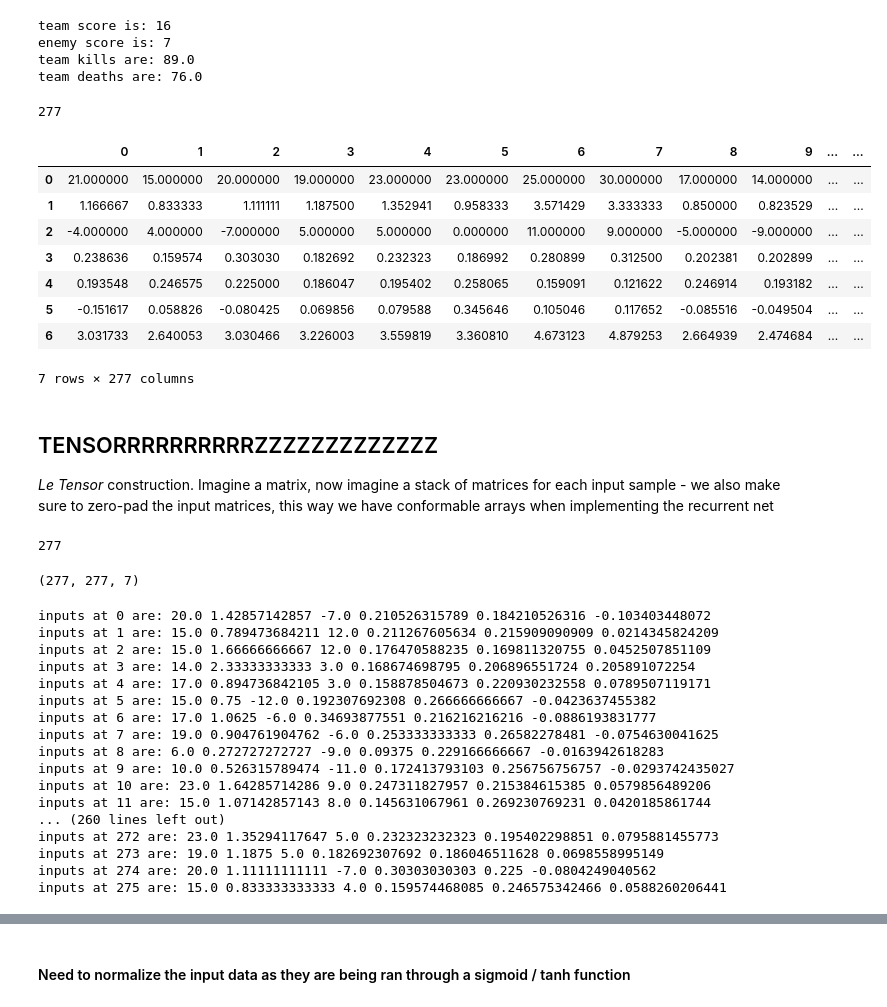
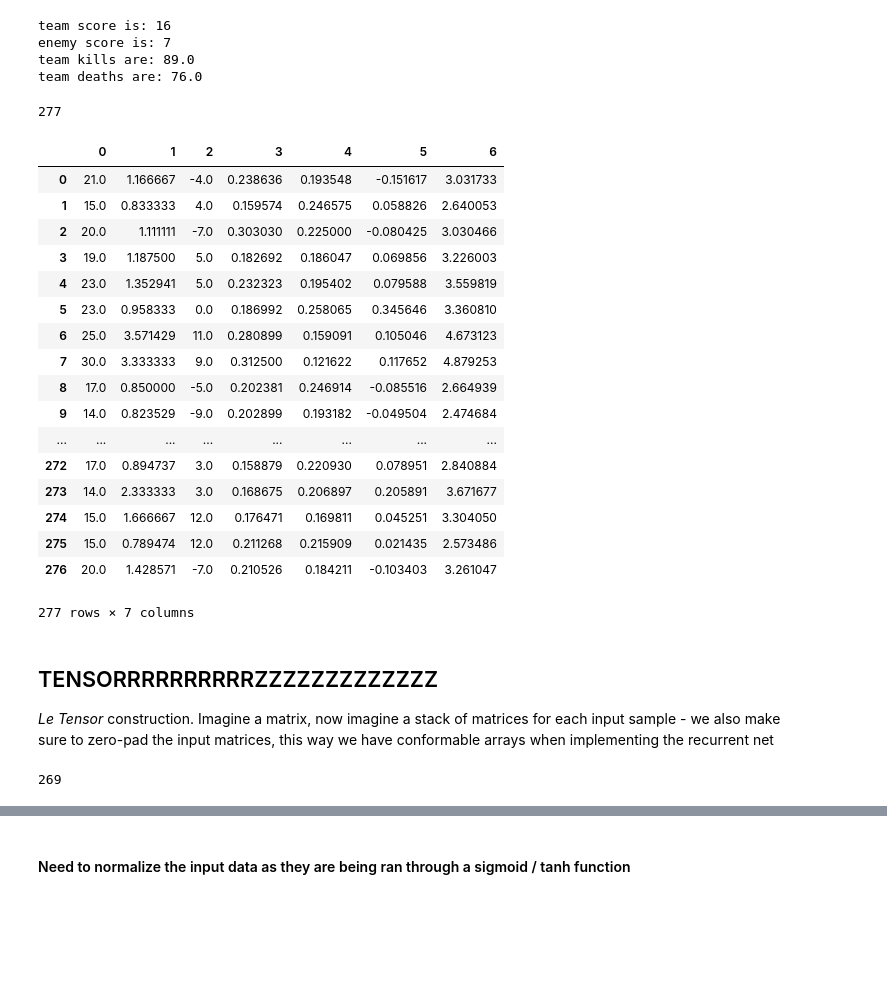
Before and after one commit to maxpolaczuk/player_performance, a Jupyter notebook: Application/organiser.ipynb, the cells around one changed output, grey strips where cells are left out. Cells and saved outputs as stored; diff of their text form; code cells hidden in the pictures; blank space fills up the shorter version.

```diff
--- a/Application/organiser.ipynb
+++ b/Application/organiser.ipynb
@@ -171,7 +167,7 @@ def make_inputs(player): # uses the player and gets all inputs from this...
 
     # loop over each row to get data:
     for row in range(N):
-        k,d,KDR, TS,ES,tk,td,k_TK,kDR_A, p_p = get_metrics('GeT_RiGhT', row)
+        k,d,KDR, TS,ES,tk,td,k_TK,kDR_A, p_p = get_metrics(player, row)
         kill.append(k)
         kdr.append(KDR)
         scorediff.append(TS-ES)
@@ -189,19 +185,28 @@ def make_inputs(player): # uses the player and gets all inputs from this...
 # %%
 #frame = make_inputs('fnx') # save as "frame" to use in function later - although will really call this from inside the function for
 # get_tensor
 #get_metrics('GeT_RiGhT',3)
-make_inputs('fnx')
+np.transpose(make_inputs('fnx'))
 # %% [output]
 277
-|  | 0 | 1 | 2 | 3 | 4 | 5 | 6 | 7 | 8 | 9 | ... | ... |
-| 0 | 21.000000 | 15.000000 | 20.000000 | 19.000000 | 23.000000 | 23.000000 | 25.000000 | 30.000000 | 17.000000 | 14.000000 | ... | ... |
-| 1 | 1.166667 | 0.833333 | 1.111111 | 1.187500 | 1.352941 | 0.958333 | 3.571429 | 3.333333 | 0.850000 | 0.823529 | ... | ... |
-| 2 | -4.000000 | 4.000000 | -7.000000 | 5.000000 | 5.000000 | 0.000000 | 11.000000 | 9.000000 | -5.000000 | -9.000000 | ... | ... |
-| 3 | 0.238636 | 0.159574 | 0.303030 | 0.182692 | 0.232323 | 0.186992 | 0.280899 | 0.312500 | 0.202381 | 0.202899 | ... | ... |
-| 4 | 0.193548 | 0.246575 | 0.225000 | 0.186047 | 0.195402 | 0.258065 | 0.159091 | 0.121622 | 0.246914 | 0.193182 | ... | ... |
-| 5 | -0.151617 | 0.058826 | -0.080425 | 0.069856 | 0.079588 | 0.345646 | 0.105046 | 0.117652 | -0.085516 | -0.049504 | ... | ... |
-| 6 | 3.031733 | 2.640053 | 3.030466 | 3.226003 | 3.559819 | 3.360810 | 4.673123 | 4.879253 | 2.664939 | 2.474684 | ... | ... |
+|  | 0 | 1 | 2 | 3 | 4 | 5 | 6 |
+| 0 | 21.0 | 1.166667 | -4.0 | 0.238636 | 0.193548 | -0.151617 | 3.031733 |
+| 1 | 15.0 | 0.833333 | 4.0 | 0.159574 | 0.246575 | 0.058826 | 2.640053 |
+| 2 | 20.0 | 1.111111 | -7.0 | 0.303030 | 0.225000 | -0.080425 | 3.030466 |
+| 3 | 19.0 | 1.187500 | 5.0 | 0.182692 | 0.186047 | 0.069856 | 3.226003 |
+| 4 | 23.0 | 1.352941 | 5.0 | 0.232323 | 0.195402 | 0.079588 | 3.559819 |
+| 5 | 23.0 | 0.958333 | 0.0 | 0.186992 | 0.258065 | 0.345646 | 3.360810 |
+| 6 | 25.0 | 3.571429 | 11.0 | 0.280899 | 0.159091 | 0.105046 | 4.673123 |
+| 7 | 30.0 | 3.333333 | 9.0 | 0.312500 | 0.121622 | 0.117652 | 4.879253 |
+| 8 | 17.0 | 0.850000 | -5.0 | 0.202381 | 0.246914 | -0.085516 | 2.664939 |
+| 9 | 14.0 | 0.823529 | -9.0 | 0.202899 | 0.193182 | -0.049504 | 2.474684 |
+| ... | ... | ... | ... | ... | ... | ... | ... |
+| 272 | 17.0 | 0.894737 | 3.0 | 0.158879 | 0.220930 | 0.078951 | 2.840884 |
+| 273 | 14.0 | 2.333333 | 3.0 | 0.168675 | 0.206897 | 0.205891 | 3.671677 |
+| 274 | 15.0 | 1.666667 | 12.0 | 0.176471 | 0.169811 | 0.045251 | 3.304050 |
+| 275 | 15.0 | 0.789474 | 12.0 | 0.211268 | 0.215909 | 0.021435 | 2.573486 |
+| 276 | 20.0 | 1.428571 | -7.0 | 0.210526 | 0.184211 | -0.103403 | 3.261047 |
-7 rows × 277 columns
+277 rows × 7 columns
 # %% [markdown]
 ## TENSORRRRRRRRRRZZZZZZZZZZZZZ
 
@@ -305,28 +297,9 @@ def get_targs(tensor):
 # %%
-TENZ = get_tensor(make_inputs('fnx')) # using the data for "fnx"
+playa = 'TACO'
+
+TENZ = get_tensor(make_inputs(playa)) # using the data for a player
 # %% [output]
-277
+269
-# %%
-np.shape(TENZ)
-# %% [output]
-(277, 277, 7)
 # %%
 tz , iz =  get_targs(TENZ)
+iz = iz[:,::-1,:]
-# %% [output]
-inputs at 0 are: 20.0 1.42857142857 -7.0 0.210526315789 0.184210526316 -0.103403448072
-inputs at 1 are: 15.0 0.789473684211 12.0 0.211267605634 0.215909090909 0.0214345824209
-inputs at 2 are: 15.0 1.66666666667 12.0 0.176470588235 0.169811320755 0.0452507851109
-inputs at 3 are: 14.0 2.33333333333 3.0 0.168674698795 0.206896551724 0.205891072254
-inputs at 4 are: 17.0 0.894736842105 3.0 0.158878504673 0.220930232558 0.0789507119171
-inputs at 5 are: 15.0 0.75 -12.0 0.192307692308 0.266666666667 -0.0423637455382
-inputs at 6 are: 17.0 1.0625 -6.0 0.34693877551 0.216216216216 -0.0886193831777
-inputs at 7 are: 19.0 0.904761904762 -6.0 0.253333333333 0.26582278481 -0.0754630041625
-inputs at 8 are: 6.0 0.272727272727 -9.0 0.09375 0.229166666667 -0.0163942618283
-inputs at 9 are: 10.0 0.526315789474 -11.0 0.172413793103 0.256756756757 -0.0293742435027
-inputs at 10 are: 23.0 1.64285714286 9.0 0.247311827957 0.215384615385 0.0579856489206
-inputs at 11 are: 15.0 1.07142857143 8.0 0.145631067961 0.269230769231 0.0420185861744
-... (260 lines left out)
-inputs at 272 are: 23.0 1.35294117647 5.0 0.232323232323 0.195402298851 0.0795881455773
-inputs at 273 are: 19.0 1.1875 5.0 0.182692307692 0.186046511628 0.0698558995149
-inputs at 274 are: 20.0 1.11111111111 -7.0 0.30303030303 0.225 -0.0804249040562
-inputs at 275 are: 15.0 0.833333333333 4.0 0.159574468085 0.246575342466 0.0588260206441
```
Also changed, not shown: parts of 14 cells of this notebook.
